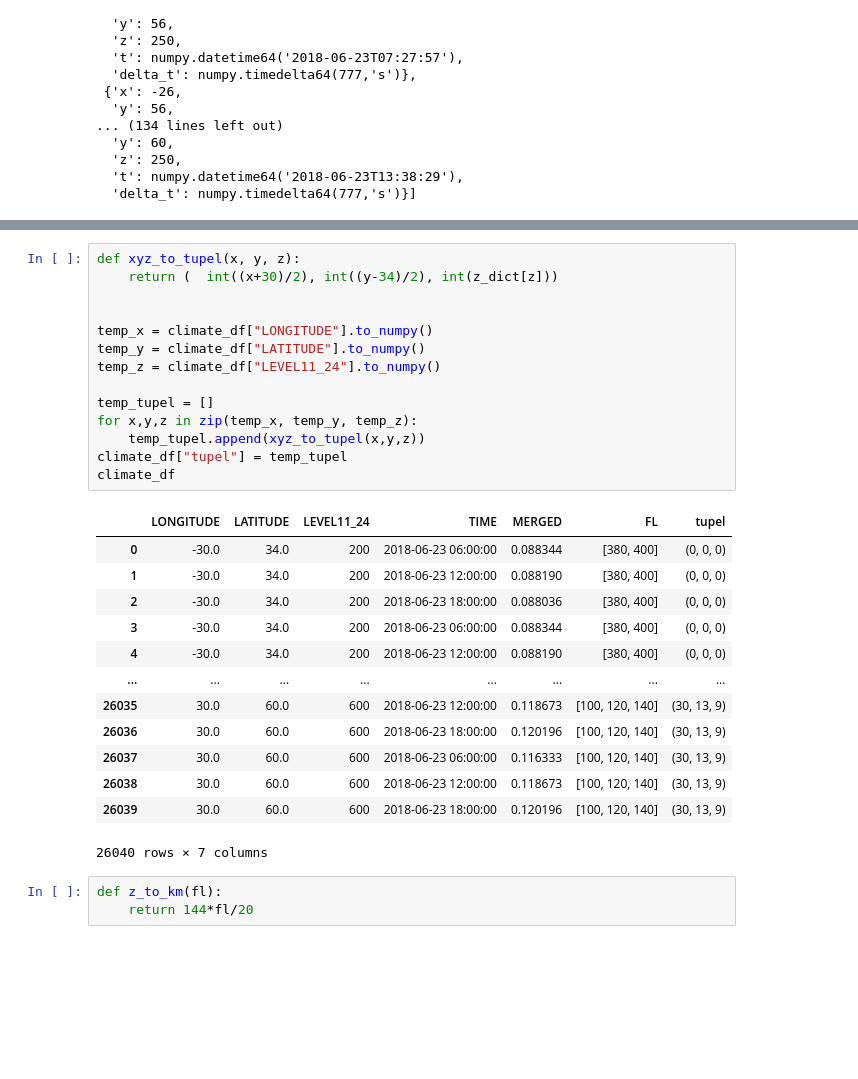
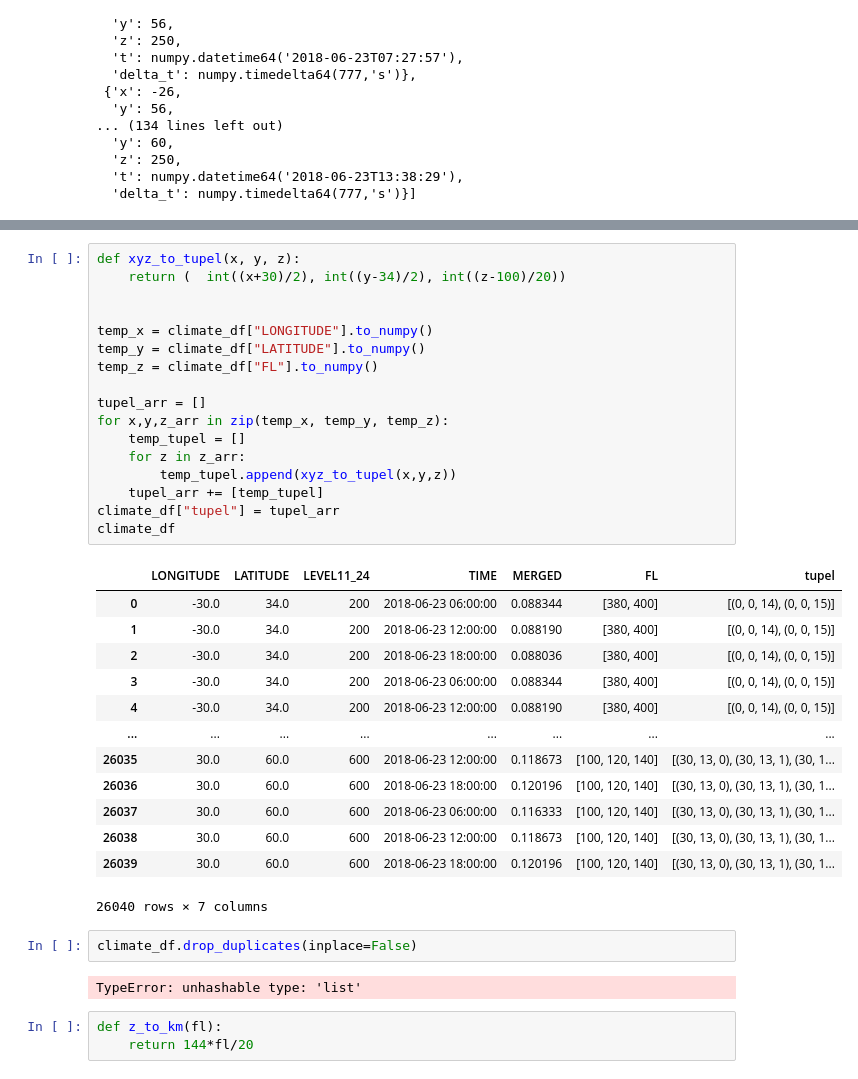
Before and after one commit to FelixFrohnertDB/Quantum-Challenge, a Jupyter notebook: notebooks/Quantum Climate Challenge.ipynb, the cells around one changed output, grey strips where cells are left out. Cells and saved outputs as stored; diff of their text form; blank space fills up the shorter version.

```diff
--- a/notebooks/Quantum Climate Challenge.ipynb
+++ b/notebooks/Quantum Climate Challenge.ipynb
@@ -650,31 +625,38 @@ z_dict = {200: 0, 225: 1, 250: 2, 300: 3, 350: 4, 400: 5, 450: 6, 500: 7, 550: 8
 # %%
 def xyz_to_tupel(x, y, z):
-    return (  int((x+30)/2), int((y-34)/2), int(z_dict[z]))
+    return (  int((x+30)/2), int((y-34)/2), int((z-100)/20))
 
 
 temp_x = climate_df["LONGITUDE"].to_numpy()
 temp_y = climate_df["LATITUDE"].to_numpy()
-temp_z = climate_df["LEVEL11_24"].to_numpy()
+temp_z = climate_df["FL"].to_numpy()
 
-temp_tupel = []
-for x,y,z in zip(temp_x, temp_y, temp_z):
-    temp_tupel.append(xyz_to_tupel(x,y,z))
-climate_df["tupel"] = temp_tupel
+tupel_arr = []
+for x,y,z_arr in zip(temp_x, temp_y, temp_z):
+    temp_tupel = []
+    for z in z_arr:
+        temp_tupel.append(xyz_to_tupel(x,y,z))
+    tupel_arr += [temp_tupel]
+climate_df["tupel"] = tupel_arr
 climate_df
 # %% [output]
 |  | LONGITUDE | LATITUDE | LEVEL11_24 | TIME | MERGED | FL | tupel |
-| 0 | -30.0 | 34.0 | 200 | 2018-06-23 06:00:00 | 0.088344 | [380, 400] | (0, 0, 0) |
-| 1 | -30.0 | 34.0 | 200 | 2018-06-23 12:00:00 | 0.088190 | [380, 400] | (0, 0, 0) |
-| 2 | -30.0 | 34.0 | 200 | 2018-06-23 18:00:00 | 0.088036 | [380, 400] | (0, 0, 0) |
-| 3 | -30.0 | 34.0 | 200 | 2018-06-23 06:00:00 | 0.088344 | [380, 400] | (0, 0, 0) |
-| 4 | -30.0 | 34.0 | 200 | 2018-06-23 12:00:00 | 0.088190 | [380, 400] | (0, 0, 0) |
+| 0 | -30.0 | 34.0 | 200 | 2018-06-23 06:00:00 | 0.088344 | [380, 400] | [(0, 0, 14), (0, 0, 15)] |
+| 1 | -30.0 | 34.0 | 200 | 2018-06-23 12:00:00 | 0.088190 | [380, 400] | [(0, 0, 14), (0, 0, 15)] |
+| 2 | -30.0 | 34.0 | 200 | 2018-06-23 18:00:00 | 0.088036 | [380, 400] | [(0, 0, 14), (0, 0, 15)] |
+| 3 | -30.0 | 34.0 | 200 | 2018-06-23 06:00:00 | 0.088344 | [380, 400] | [(0, 0, 14), (0, 0, 15)] |
+| 4 | -30.0 | 34.0 | 200 | 2018-06-23 12:00:00 | 0.088190 | [380, 400] | [(0, 0, 14), (0, 0, 15)] |
 | ... | ... | ... | ... | ... | ... | ... | ... |
-| 26035 | 30.0 | 60.0 | 600 | 2018-06-23 12:00:00 | 0.118673 | [100, 120, 140] | (30, 13, 9) |
-| 26036 | 30.0 | 60.0 | 600 | 2018-06-23 18:00:00 | 0.120196 | [100, 120, 140] | (30, 13, 9) |
-| 26037 | 30.0 | 60.0 | 600 | 2018-06-23 06:00:00 | 0.116333 | [100, 120, 140] | (30, 13, 9) |
-| 26038 | 30.0 | 60.0 | 600 | 2018-06-23 12:00:00 | 0.118673 | [100, 120, 140] | (30, 13, 9) |
-| 26039 | 30.0 | 60.0 | 600 | 2018-06-23 18:00:00 | 0.120196 | [100, 120, 140] | (30, 13, 9) |
+| 26035 | 30.0 | 60.0 | 600 | 2018-06-23 12:00:00 | 0.118673 | [100, 120, 140] | [(30, 13, 0), (30, 13, 1), (30, 1... |
+| 26036 | 30.0 | 60.0 | 600 | 2018-06-23 18:00:00 | 0.120196 | [100, 120, 140] | [(30, 13, 0), (30, 13, 1), (30, 1... |
+| 26037 | 30.0 | 60.0 | 600 | 2018-06-23 06:00:00 | 0.116333 | [100, 120, 140] | [(30, 13, 0), (30, 13, 1), (30, 1... |
+| 26038 | 30.0 | 60.0 | 600 | 2018-06-23 12:00:00 | 0.118673 | [100, 120, 140] | [(30, 13, 0), (30, 13, 1), (30, 1... |
+| 26039 | 30.0 | 60.0 | 600 | 2018-06-23 18:00:00 | 0.120196 | [100, 120, 140] | [(30, 13, 0), (30, 13, 1), (30, 1... |
 26040 rows × 7 columns
+# %%
+climate_df.drop_duplicates(inplace=False)
+# %% [output]
+TypeError: unhashable type: 'list'
 # %%
 def z_to_km(fl):
     return 144*fl/20
```
Also changed, not shown: parts of 22 cells of this notebook.
